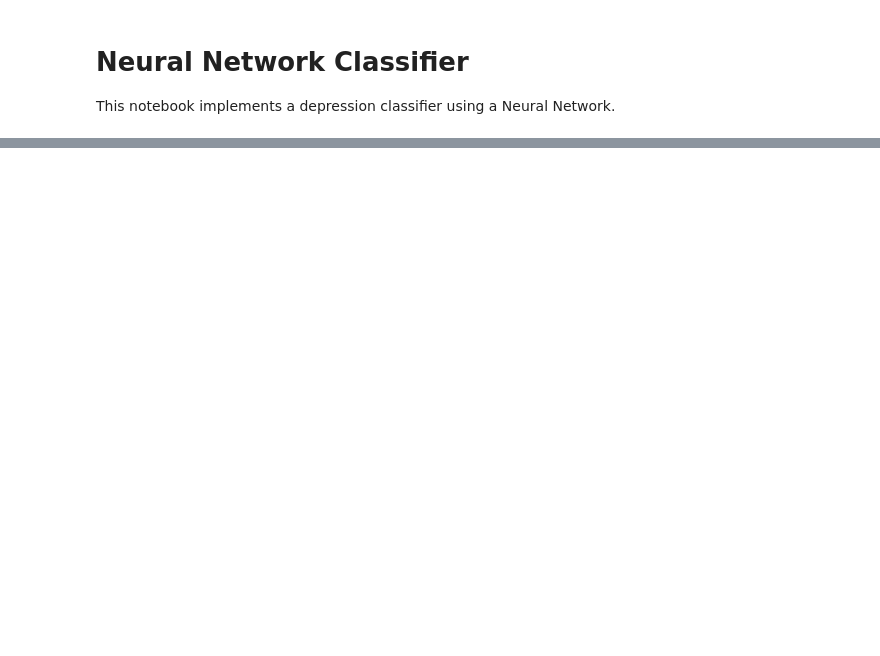
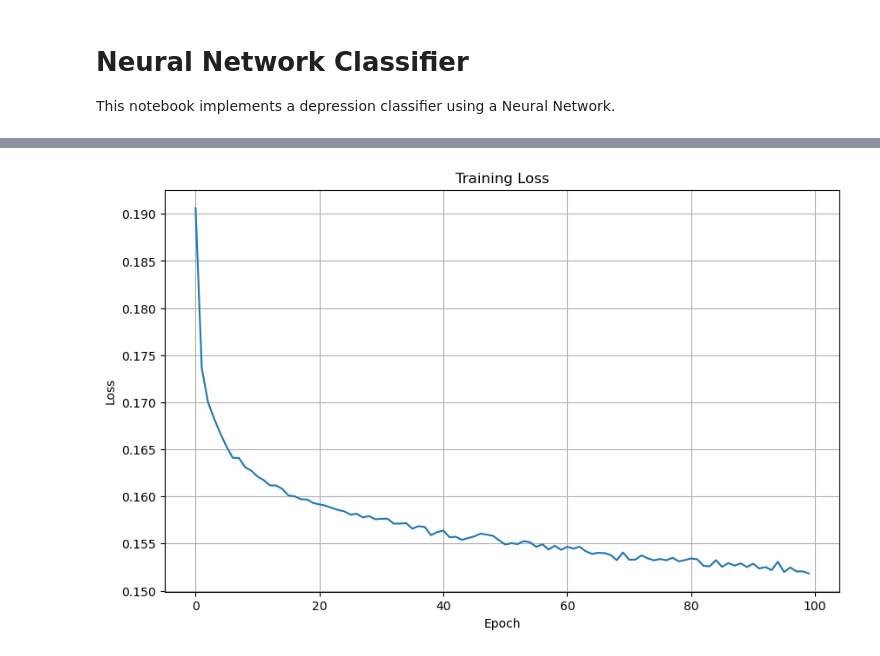
Before and after one commit to sanjana-nalla/COMP_560_Final_Project, a Jupyter notebook: nn.ipynb, the cells around one changed output, grey strips where cells are left out. Drawn from its saved outputs; the diff is of its cells as text; code cells hidden in the pictures; blank space fills up the shorter version.

Commit message:
fixed errors

```diff
--- a/nn.ipynb
+++ b/nn.ipynb
@@ -173,0 +203,66 @@ RuntimeError: all elements of input should be between 0 and 1
+# %%
+X = train.drop(target, axis=1).apply(pd.to_numeric, errors='coerce').fillna(0).values
+y = train[target].values
+
+X = torch.tensor(X, dtype=torch.float32).to(device)
+y = torch.tensor(y, dtype=torch.long).to(device)
+
+X_test = test.drop(['id', 'Name'], axis=1).apply(pd.to_numeric, errors='coerce').fillna(0).values
+X_test_tensor = torch.tensor(X_test, dtype=torch.float32).to(device)
+model = BinaryClassificationModel(input_size=X.shape[1])
+model = model.to(device)
+# %%
+# Define loss function and optimizer
+criterion = nn.BCEWithLogitsLoss()  # Use this since you're not applying sigmoid in forward()
+optimizer = optim.Adam(model.parameters(), lr=0.001, weight_decay=1e-5)
+
+# Training parameters
+epochs = 100
+batch_size = 32
+
+# Convert y to float and reshape for BCE loss
+y = y.float().view(-1, 1)
+
+# Training loop
+model.train()
+train_losses = []
+
+for epoch in range(epochs):
+    epoch_loss = 0.0
+    num_batches = 0
+
+    # Mini-batch training
+    for i in range(0, len(X), batch_size):
+        end_idx = min(i + batch_size, len(X))
+        batch_X = X[i:end_idx]
+        batch_y = y[i:end_idx]
+
+        # Zero gradients
+        optimizer.zero_grad()
+
+        # Forward pass
+        outputs = model(batch_X)
+        loss = criterion(outputs, batch_y)
+
+        # Backward pass and optimize
+        loss.backward()
+        optimizer.step()
+
+        epoch_loss += loss.item()
+        num_batches += 1
+
+    avg_loss = epoch_loss / num_batches
+    train_losses.append(avg_loss)
+
+    if (epoch + 1) % 10 == 0:
+        print(f'Epoch [{epoch+1}/{epochs}], Loss: {avg_loss:.4f}')
+
+# Plot training loss
+plt.figure(figsize=(10, 6))
+plt.plot(train_losses)
+plt.title('Training Loss')
+plt.xlabel('Epoch')
+plt.ylabel('Loss')
+plt.grid(True)
+plt.show()
+# %% [output]
@@ -173,0 +279 @@ RuntimeError: all elements of input should be between 0 and 1
+[figure, added]
```
Also changed, not shown: parts of 17 cells of this notebook, 3 other files.
